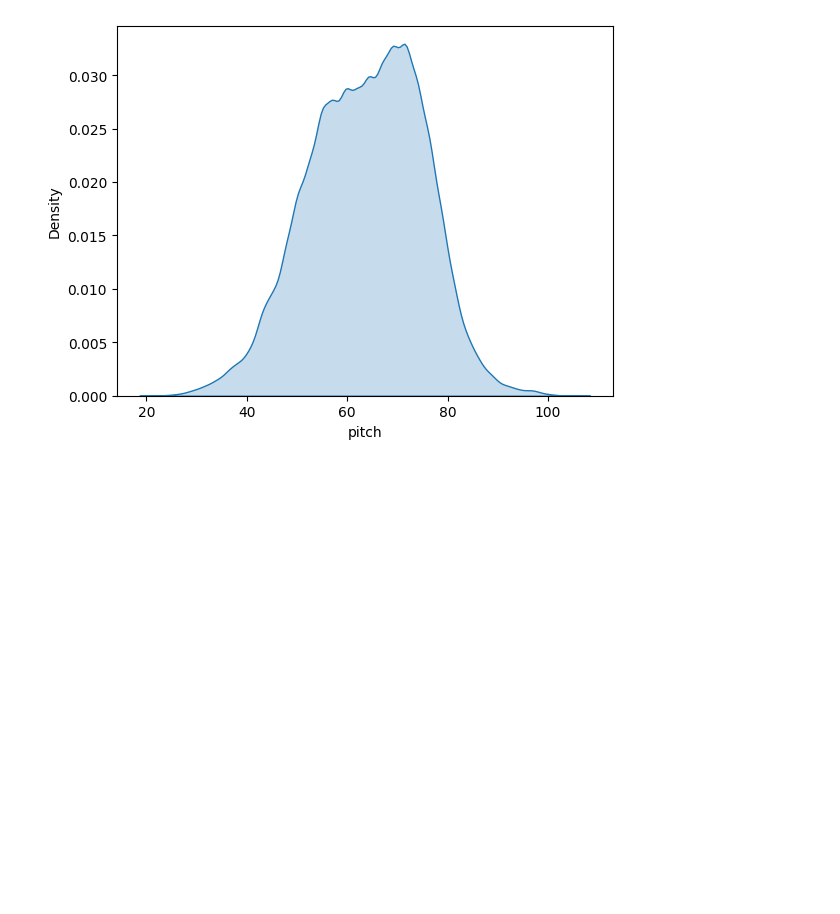
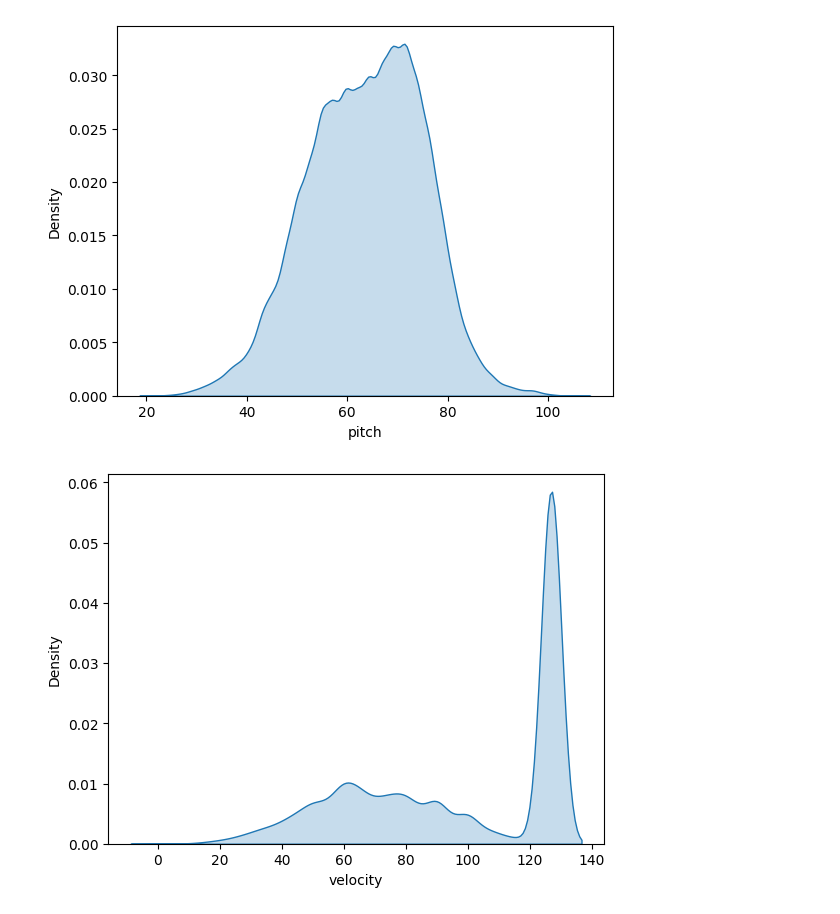
Before and after one commit to PyAlaie/music-generator, a Jupyter notebook: src/EDA.ipynb, the cells around one changed output. Saved outputs shown, nothing was run; the diff lists cells and outputs as text; code cells hidden in the pictures; blank space fills up the shorter version.

```diff
--- a/src/EDA.ipynb
+++ b/src/EDA.ipynb
@@ -70,3 +70,10 @@ sns.kdeplot(data=notes, fill=True)
 plt.show()
 # %% [output]
 [figure]
+# %%
+notes = combined_df['velocity'].sample(100_000)
+
+sns.kdeplot(data=notes, fill=True)
+plt.show()
+# %% [output]
+[figure, added]
```
Also changed, not shown: parts of 2 cells of this notebook, 3 other files.
